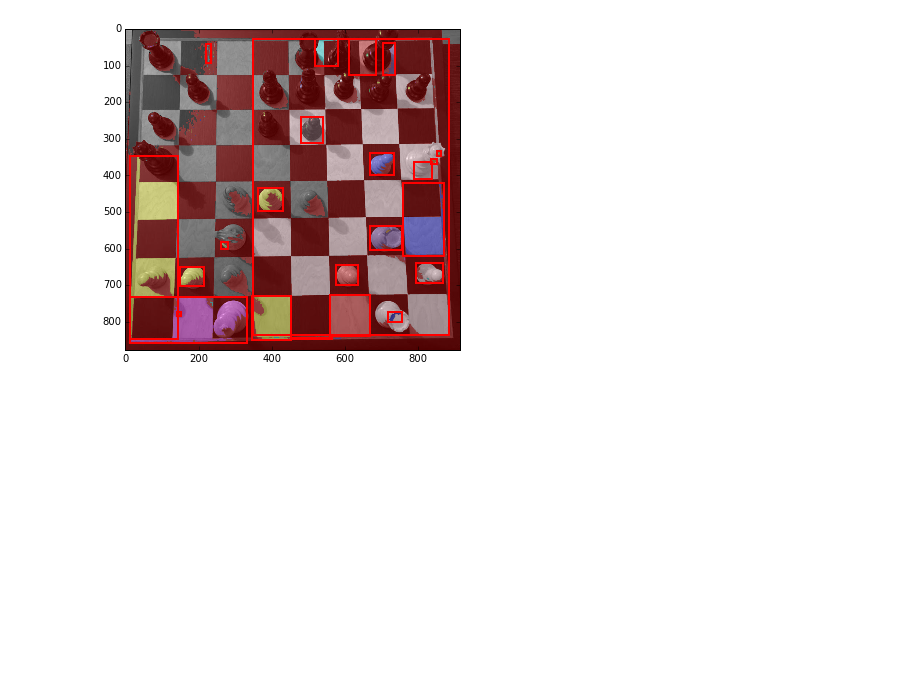
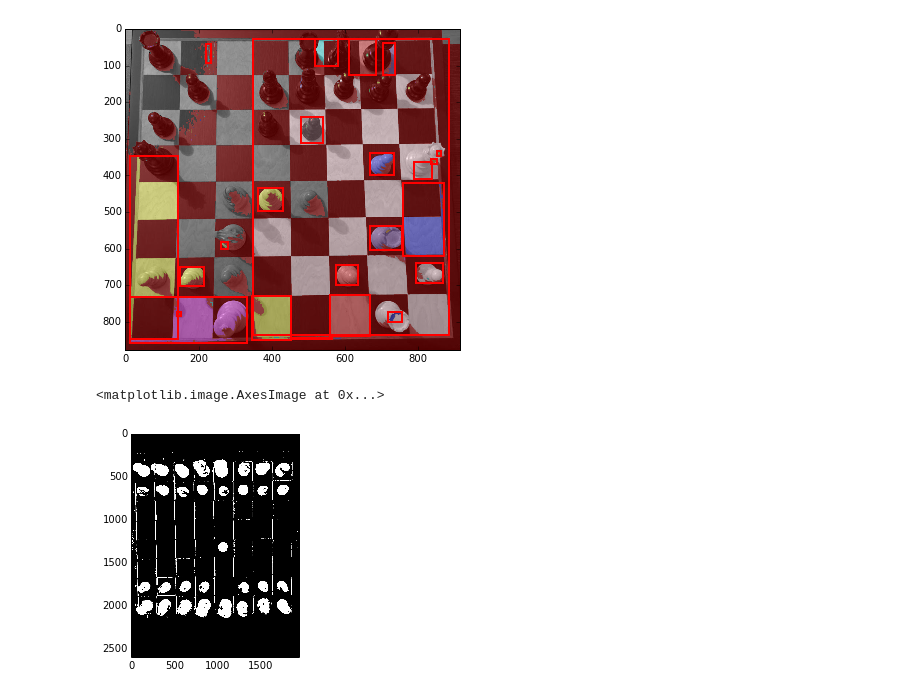
Before and after one commit to superwhoopy/chessreader, a Jupyter notebook: imgprocessor/notebooks/chess_vision_experiments.ipynb, the cells around one changed output. Saved outputs shown, nothing was run; the diff lists cells and outputs as text; code cells hidden in the pictures; blank space fills up the shorter version.

```diff
--- a/imgprocessor/chess_vision_experiments.ipynb
+++ b/imgprocessor/notebooks/chess_vision_experiments.ipynb
@@ -421,3 +421,38 @@ plt.show()
 # %% [output]
 [figure]
 [figure]
+# %%
+import numpy as np
+from skimage import io
+from skimage.filters import threshold_otsu
+from skimage import exposure
+
+"""
+Need to use absolute values for image difference.
+Taking the difference of the RGB images gives too much noise.
+Better to isolate a single channel and then apply difference
+
+Black pieces on black baground are difficult to catch.
+One way to do it is to stretch the darker shades in the image, i.e. rescale the exposure
+Another way is to perform a gamma correction with gamma <1 (~ 0.1)
+"""
+
+def process_img(img, (p_min, p_max)):
+    pmin, pmax = np.percentile(img, (p_min, p_max))
+    return exposure.rescale_intensity(img, in_range=(pmin, pmax))
+
+base_image = io.imread("/Users/daniel/Desktop/chess/chess-pictures-other/Picture 13.jpg", as_grey=True)
+image1 = io.imread("/Users/daniel/Desktop/chess/chess-pictures-other/Picture 15.jpg", as_grey=True)
+
+# plt.imshow(process_img(base_image, 100), cmap=plt.cm.gray)
+diff_gray_1 = np.abs(exposure.adjust_gamma(base_image, 0.1) - exposure.adjust_gamma(image1, 0.1))
+# diff_gray_2 = np.abs(process_img(base_image, (0,10)) - process_img(image1, (0,10)))
+diff_gray_1 = exposure.adjust_gamma(diff_gray_1, 0.5)
+plt.imshow(diff_gray_1, cmap=plt.cm.gray)
+
+thr = threshold_otsu(diff_gray_1)
+plt.imshow(diff_gray_1 > thr, cmap=plt.cm.gray)
+# plt.imshow(diff_gray_1, cmap=plt.cm.gray)
+# %% [output]
+<matplotlib.image.AxesImage at 0x...>
+[figure, added]
```
Also changed, not shown: parts of 3 cells of this notebook, 9 other files.
